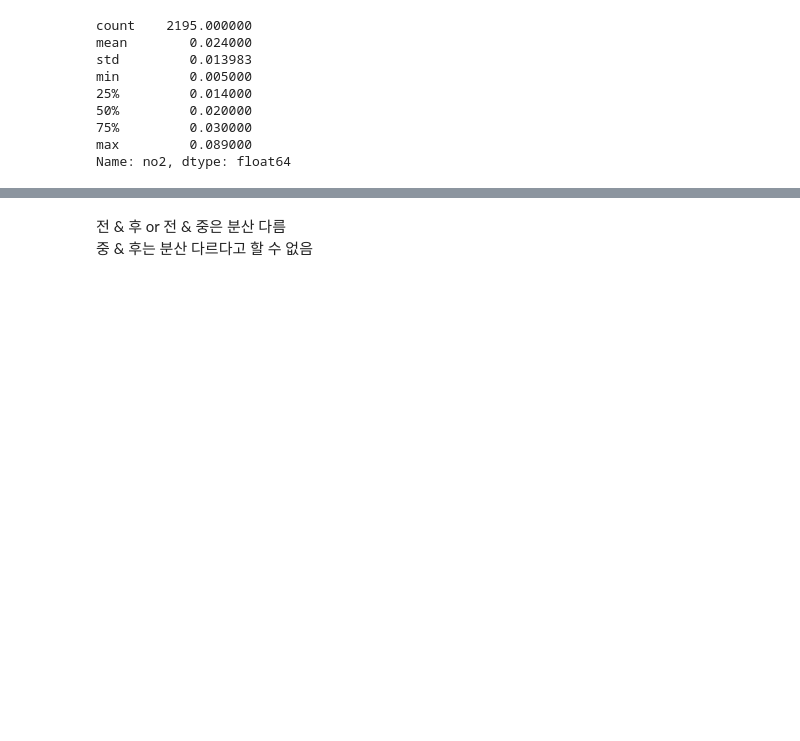
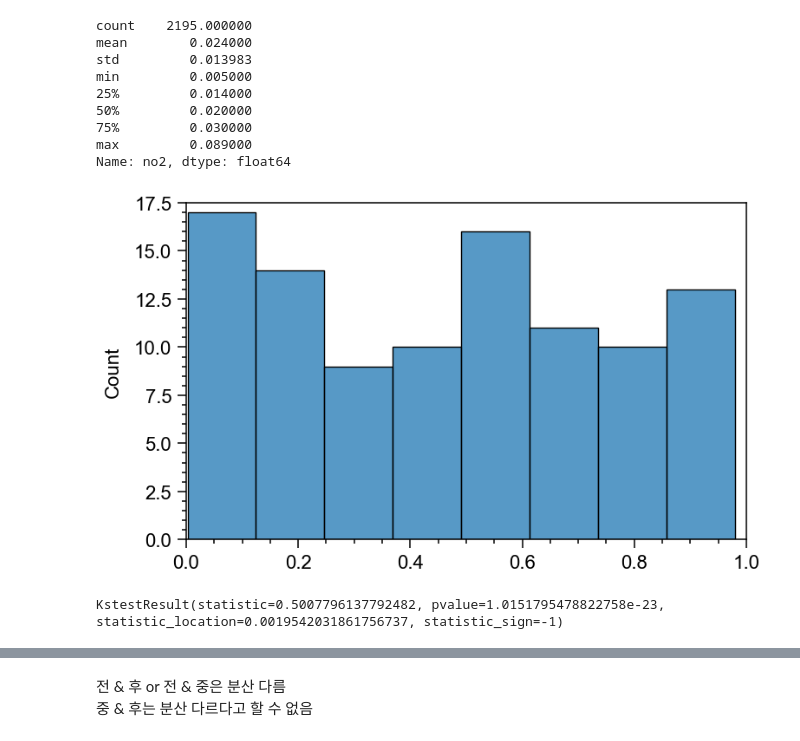
Before and after one commit to icymint8/gangnamair, a Jupyter notebook: bunseok.ipynb, the cells around one changed output, grey strips where cells are left out. Saved outputs shown, nothing was run; the diff lists cells and outputs as text; code cells hidden in the pictures; blank space fills up the shorter version.

```diff
--- a/bunseok.ipynb
+++ b/bunseok.ipynb
@@ -165,0 +216,15 @@ Name: no2, dtype: float64
+# %%
+# kstest 검정용 (아레 셀 네개)
+rng = np.random.default_rng()
+
+sns.histplot(stats.uniform.rvs(size=100, random_state=rng))
+plt.show()
+# %% [output]
+[figure, added]
+# %%
+print(sp.stats.kstest(
+        stats.uniform.rvs(size=100, random_state=rng),
+        'norm'
+        ))
+# %% [output]
+KstestResult(statistic=0.5007796137792482, pvalue=1.0151795478822758e-23, statistic_location=0.0019542031861756737, statistic_sign=-1)
```
Also changed, not shown: parts of 21 cells of this notebook, 1 other file.
